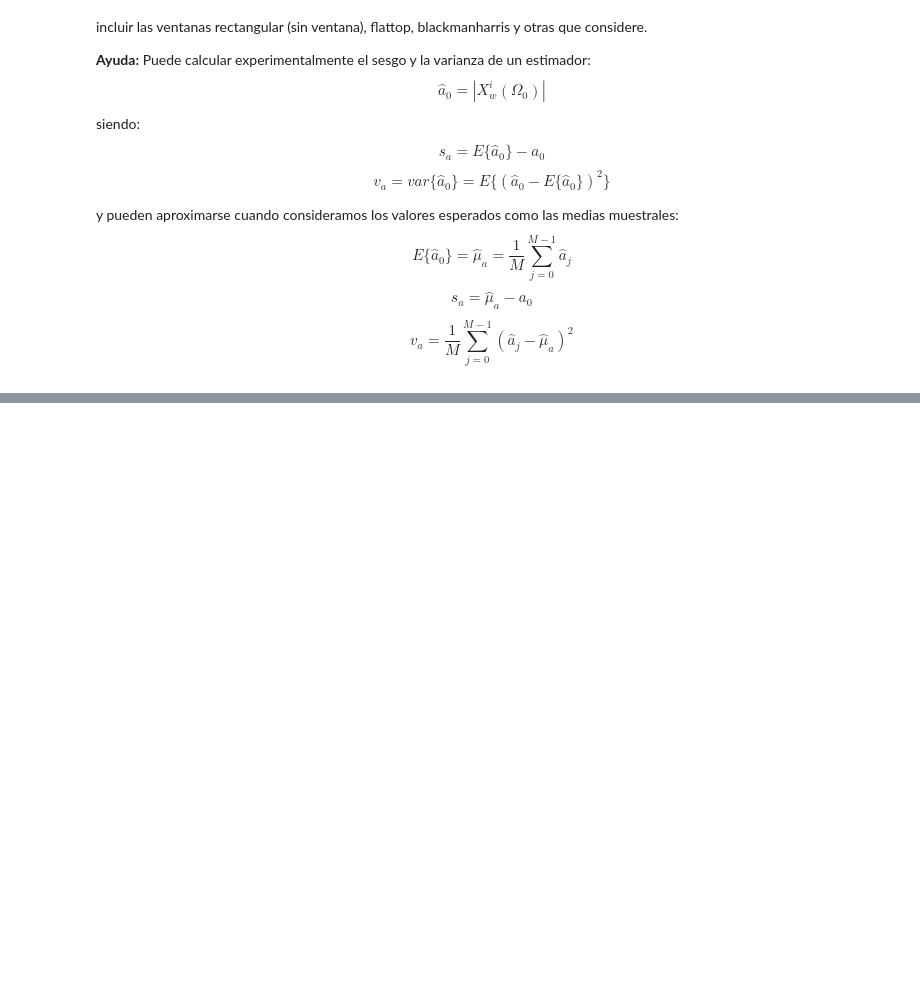
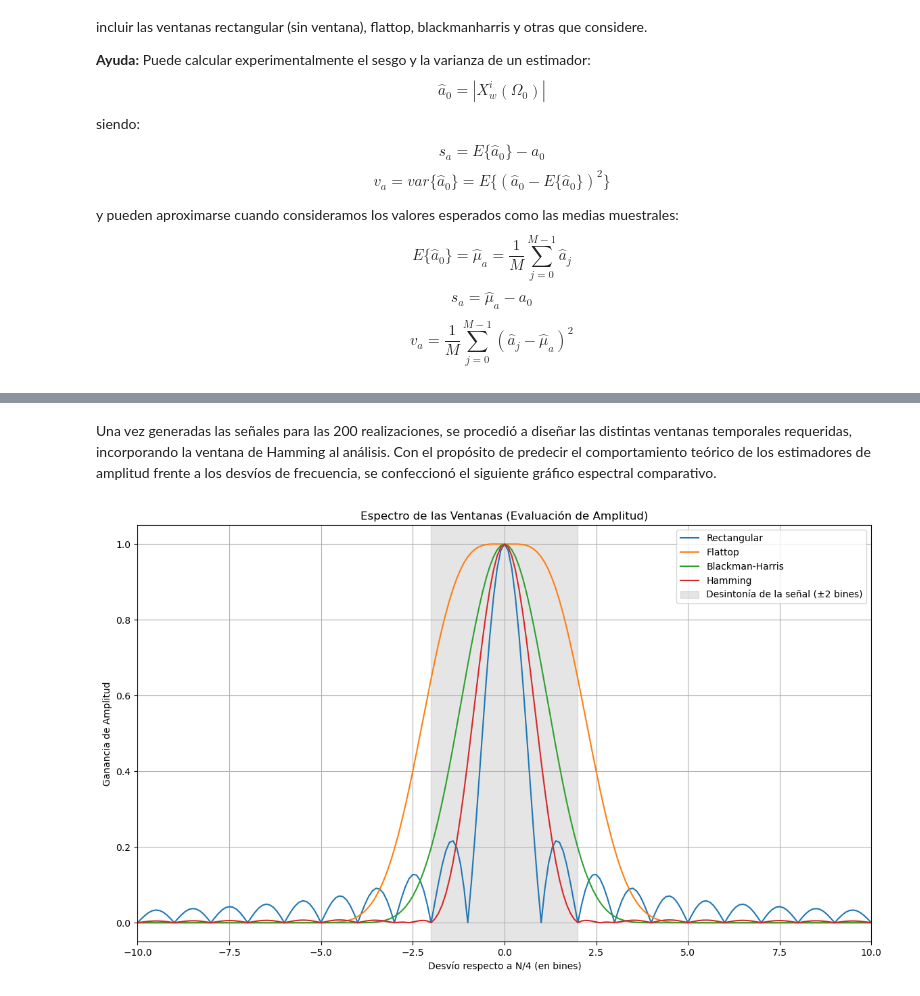
Before and after one commit to moradelacorte/APS, a Jupyter notebook: Mis_trabajos/TS4.ipynb, the cells around one changed output, grey strips where cells are left out. Cells and saved outputs as stored; diff of their text form; code cells hidden in the pictures; blank space fills up the shorter version.

```diff
--- a/Mis_trabajos/TS4.ipynb
+++ b/Mis_trabajos/TS4.ipynb
@@ -83,0 +139,57 @@ Se comenzó por
+# %% [markdown]
+Una vez generadas las señales para las 200 realizaciones, se procedió a diseñar las distintas ventanas temporales requeridas, incorporando la ventana de Hamming al análisis. Con el propósito de predecir el comportamiento teórico de los estimadores de amplitud frente a los desvíos de frecuencia, se confeccionó el siguiente gráfico espectral comparativo.
+# %%
+# Ventana rectangular
+win_rec = np.ones(N)
+
+# Ventana flattop
+win_ft = windows.flattop(N)
+
+# Ventana Blackmanharris
+win_bh = windows.blackmanharris(N)
+
+# Ventana Hamming
+win_hm = windows.hamming(N)
+
+# Grafico ventanas ------------------------------------------------------------
+
+# Usamos mucho zero-padding para ver la curva espectral suave
+N_pad = N * 10
+df = fs / N_pad
+
+# 2. Armamos los índices con arange (asumiendo que N_pad es par)
+k_pos = np.arange(0, N_pad // 2)      # Índices positivos: 0, 1, 2...
+k_neg = np.arange(-N_pad // 2, 0)     # Índices negativos: -N/2, -N/2+1... -1
+
+# 3. Concatenamos y multiplicamos por df
+freqs_pad = np.concatenate((k_pos, k_neg)) * df
+
+bins_pad = freqs_pad * N / fs # Eje X convertido a "bines relativos"
+
+# FFT de las ventanas normalizadas
+W_rec = np.fft.fftshift(np.abs(np.fft.fft(win_rec, N_pad)) / N)
+W_ft = np.fft.fftshift(np.abs(np.fft.fft(win_ft, N_pad)) / cg_ft)
+W_bh = np.fft.fftshift(np.abs(np.fft.fft(win_bh, N_pad)) / cg_bh)
+W_hm = np.fft.fftshift(np.abs(np.fft.fft(win_hm, N_pad)) / cg_hm)
+
+# Eje X para que quede centrado
+bins_pad_shift = np.fft.fftshift(bins_pad)
+
+plt.figure(2, figsize=(14, 8))
+plt.plot(bins_pad_shift, W_rec, label='Rectangular')
+plt.plot(bins_pad_shift, W_ft, label='Flattop')
+plt.plot(bins_pad_shift, W_bh, label='Blackman-Harris')
+plt.plot(bins_pad_shift, W_hm, label='Hamming')
+
+# Área donde caen las frecuencias aleatorias (-2 a 2 bines)
+plt.axvspan(-2, 2, color='gray', alpha=0.2, label='Desintonía de la señal (±2 bines)')
+
+plt.xlim(-10, 10)
+plt.title('Espectro de las Ventanas (Evaluación de Amplitud)')
+plt.xlabel('Desvío respecto a N/4 (en bines)')
+plt.ylabel('Ganancia de Amplitud')
+plt.legend()
+plt.grid(True)
+plt.show()
+# %% [output]
+[figure, added]
```
Also changed, not shown: parts of 12 cells of this notebook.
